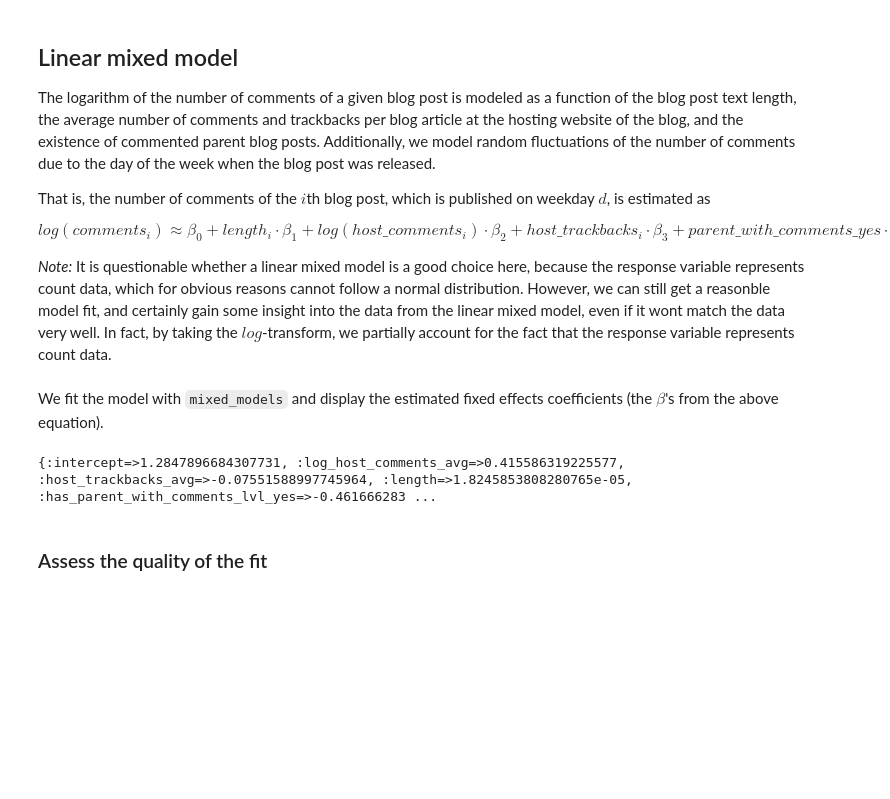
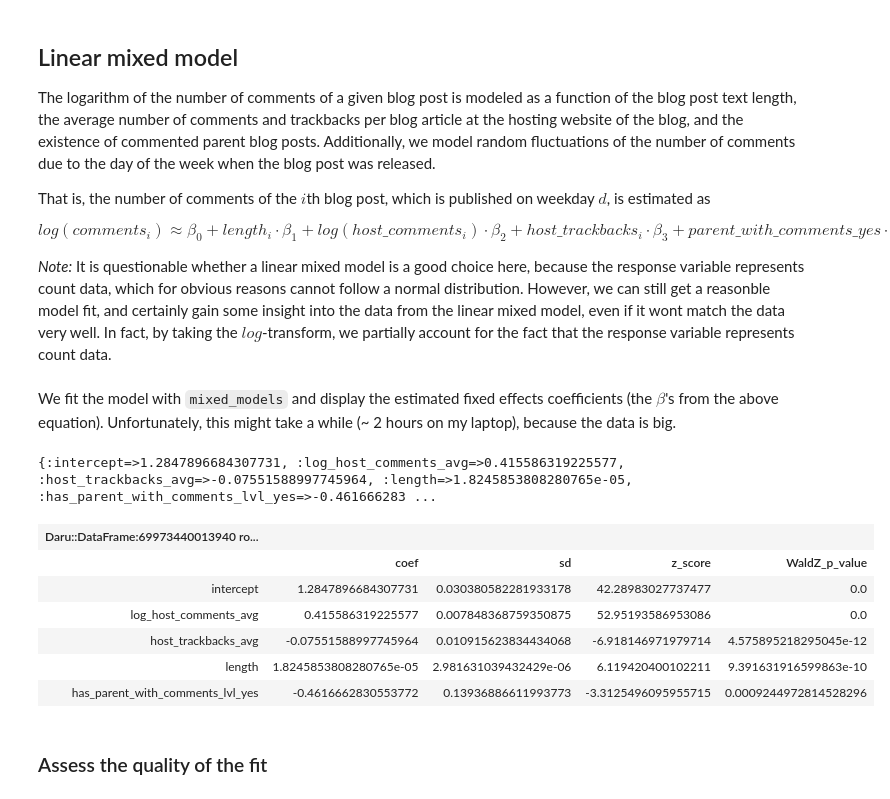
Before and after one commit to agisga/mixed_models, a Jupyter notebook: notebooks/blog_data.ipynb, the cells around one changed output. Cells and saved outputs as stored; diff of their text form; code cells hidden in the pictures; blank space fills up the shorter version.

```diff
--- a/notebooks/blog_data.ipynb
+++ b/notebooks/blog_data.ipynb
@@ -163,13 +163,23 @@ $$log(comments_i) \approx \beta_0 + length_i \cdot \beta_1 + log(host\_comments_
 
 *Note:* It is questionable whether a linear mixed model is a good choice here, because the response variable represents count data, which for obvious reasons cannot follow a normal distribution. However, we can still get a reasonble model fit, and certainly gain some insight into the data from the linear mixed model, even if it wont match the data very well. In fact, by taking the $log$-transform, we partially account for the fact that the response variable represents count data.
 # %% [markdown]
-We fit the model with `mixed_models` and display the estimated fixed effects coefficients (the $\beta$'s from the above equation).
+We fit the model with `mixed_models` and display the estimated fixed effects coefficients (the $\beta$'s from the above equation). Unfortunately, this might take a while (~ 2 hours on my laptop), because the data is big.
 # %%
 require 'mixed_models'
 model_fit = LMM.from_formula(formula: "log_comments ~ log_host_comments_avg + host_trackbacks_avg + length + has_parent_with_comments + (1 | day)", data: blog_data)
 model_fit.fix_ef
 # %% [output]
 {:intercept=>1.2847896684307731, :log_host_comments_avg=>0.415586319225577, :host_trackbacks_avg=>-0.07551588997745964, :length=>1.8245853808280765e-05, :has_parent_with_comments_lvl_yes=>-0.461666283 ...
+# %%
+model_fit.fix_ef_summary
+# %% [output]
+| Daru::DataFrame:69973440013940 ro... |  |  |  |  |
+|  | coef | sd | z_score | WaldZ_p_value |
+| intercept | 1.2847896684307731 | 0.030380582281933178 | 42.28983027737477 | 0.0 |
+| log_host_comments_avg | 0.415586319225577 | 0.007848368759350875 | 52.95193586953086 | 0.0 |
+| host_trackbacks_avg | -0.07551588997745964 | 0.010915623834434068 | -6.918146971979714 | 4.575895218295045e-12 |
+| length | 1.8245853808280765e-05 | 2.981631039432429e-06 | 6.119420400102211 | 9.391631916599863e-10 |
+| has_parent_with_comments_lvl_yes | -0.4616662830553772 | 0.13936886611993773 | -3.3125496095955715 | 0.0009244972814528296 |
 # %% [markdown]
 ### Assess the quality of the fit
 # %% [markdown]
```
Also changed, not shown: parts of 11 cells of this notebook.
